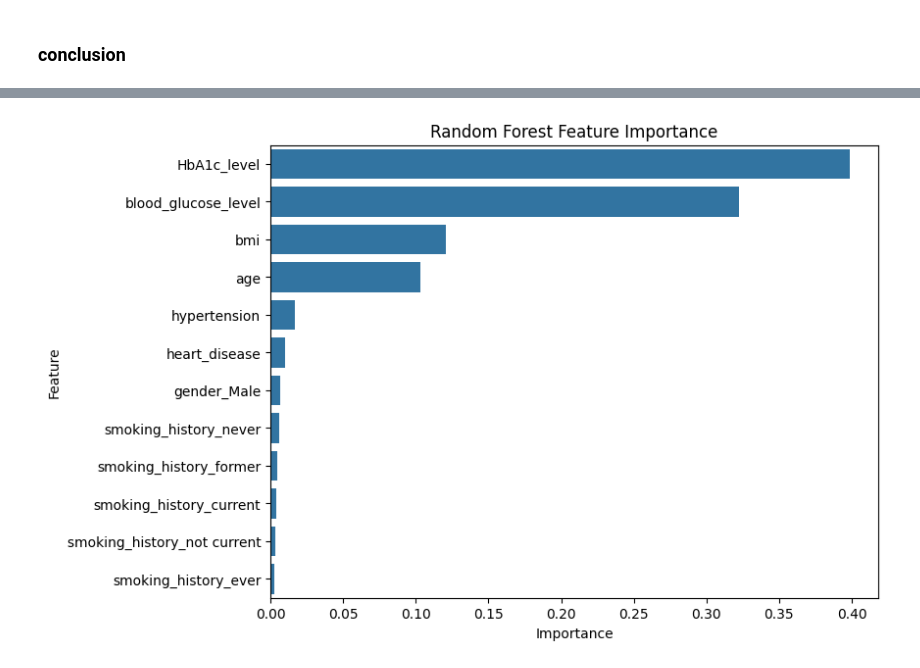
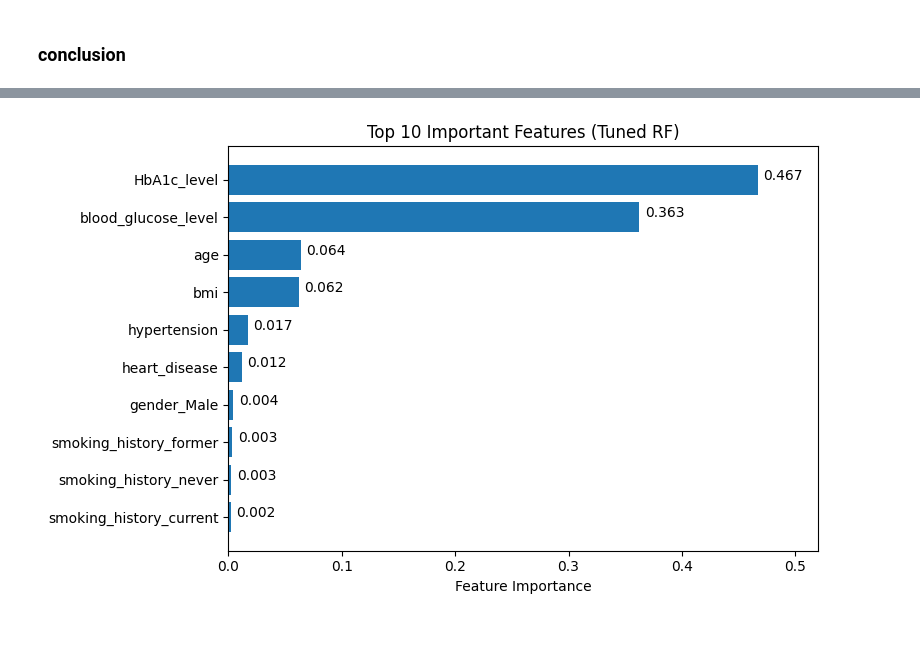
Before and after one commit to mosijituo049/diabetes_prediction, a Jupyter notebook: notebooks/models_evaluation.ipynb, the cells around one changed output, grey strips where cells are left out. Drawn from its saved outputs; the diff is of its cells as text; code cells hidden in the pictures; blank space fills up the shorter version.

```diff
--- a/notebooks/models_evaluation.ipynb
+++ b/notebooks/models_evaluation.ipynb
@@ -310,29 +451,32 @@ plt.show()
 # %%
 importance_df = pd.DataFrame({
     'Feature': X_train.columns,
-    'Importance': models['random_forest'].feature_importances_
+    'Importance': models['tuned_random_forest'].feature_importances_
 })
 
 importance_df = (
     importance_df
     .sort_values(
         'Importance',
         ascending=False
     )
 )
 
-plt.figure(figsize=(8,6))
+top10 = importance_df.head(10)
 
-sns.barplot(
-    data=importance_df,
-    x='Importance',
-    y='Feature'
+plt.figure(figsize=(8,5))
+plt.barh(
+    top10['Feature'][::-1],
+    top10['Importance'][::-1]
 )
 
-plt.title(
-    'Random Forest Feature Importance'
-)
+for i, v in enumerate(top10['Importance'][::-1]):
+    plt.text(v + 0.005, i, f'{v:.3f}')
 
+plt.xlim(0, 0.52)
+plt.xlabel('Feature Importance')
+plt.title('Top 10 Important Features (Tuned RF)')
+plt.tight_layout()
 plt.show()
 # %% [output]
-[figure, old version]
+[figure, new version]
```
Also changed, not shown: parts of 15 cells of this notebook, 3 other files.
